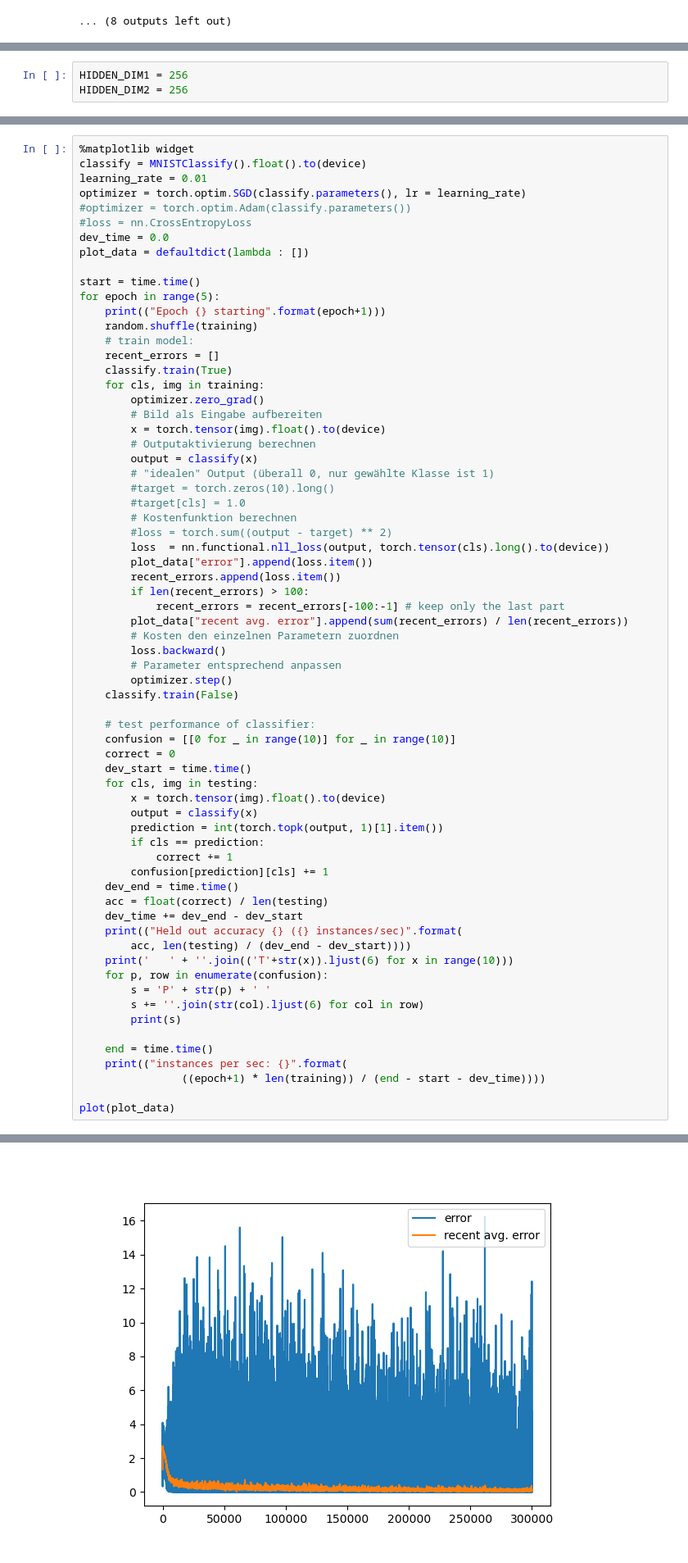
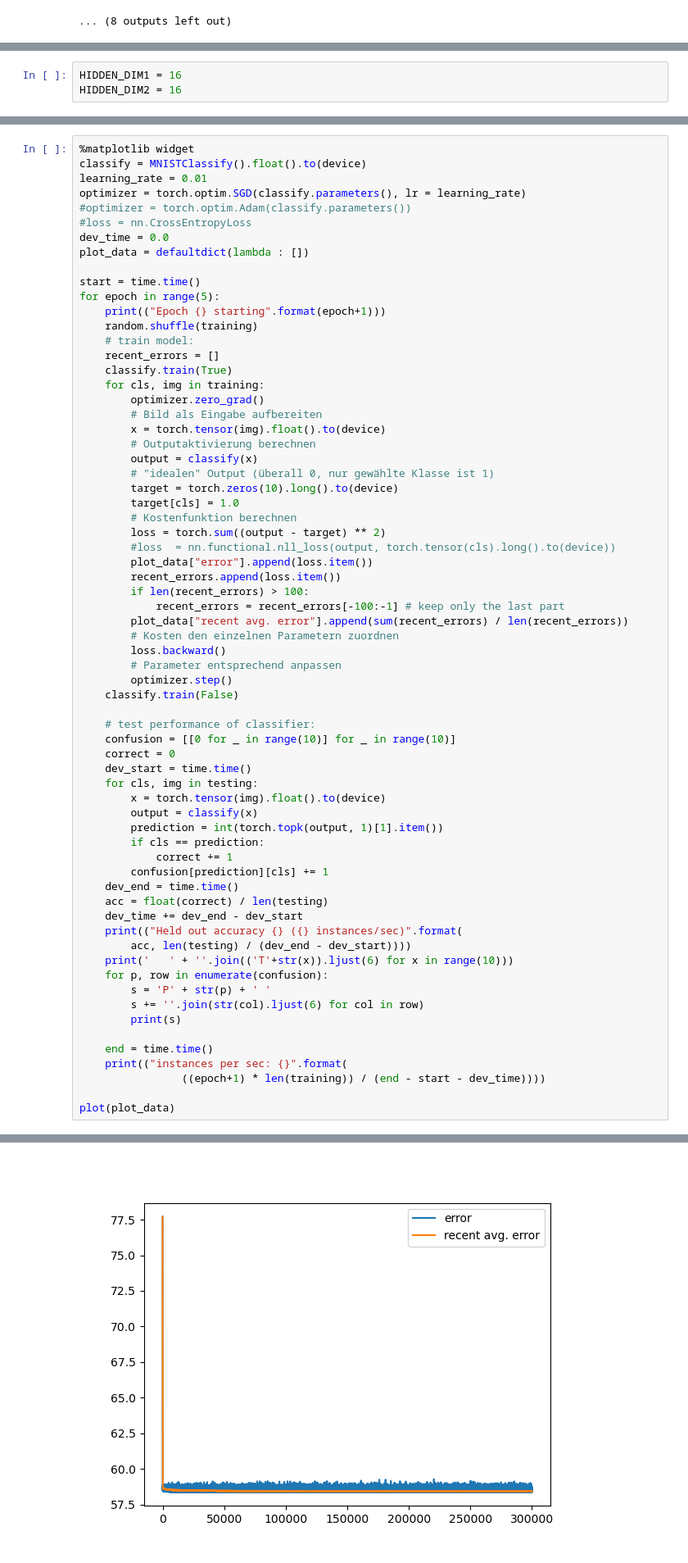
Before and after one commit to timobaumann/fobi-neuronale-netze, a Jupyter notebook: MNISTbasic.ipynb, the cells around one changed output, grey strips where cells are left out. Shown: that part at 82% size. Drawn from its saved outputs; the diff is of its cells as text.

```diff
--- a/MNISTbasic.ipynb
+++ b/MNISTbasic.ipynb
@@ -86,8 +86,8 @@ In MNIST we have grayscale images of digits, 28x28 pixels in size (as shown abov
 We will define a network with two inner (hidden) layers, each with 16 neurons, and an output layer with 10 neurons, one per digit.
 Let's go!
 # %%
-HIDDEN_DIM1 = 256
-HIDDEN_DIM2 = 256
+HIDDEN_DIM1 = 16
+HIDDEN_DIM2 = 16
 # %%
 class MNISTClassify(nn.Module):
     def __init__(self):
@@ -154,11 +154,11 @@ for epoch in range(5):
         # Outputaktivierung berechnen
         output = classify(x)
         # "idealen" Output (überall 0, nur gewählte Klasse ist 1)
-        #target = torch.zeros(10).long()
-        #target[cls] = 1.0
+        target = torch.zeros(10).long().to(device)
+        target[cls] = 1.0
         # Kostenfunktion berechnen
-        #loss = torch.sum((output - target) ** 2)
-        loss  = nn.functional.nll_loss(output, torch.tensor(cls).long().to(device))
+        loss = torch.sum((output - target) ** 2)
+        #loss  = nn.functional.nll_loss(output, torch.tensor(cls).long().to(device))
         plot_data["error"].append(loss.item())
         recent_errors.append(loss.item())
         if len(recent_errors) > 100:
@@ -218,4 +218,4 @@ instances per sec: 1706.4450195300967
-[figure, old version]
+[figure, new version]
 # %%
 # This cell provides an alternative to the above implementation. It should do precisely the same but defers the actual implementation to
 # sub-modules (nn.Linear).
```
Also changed, not shown: parts of 1 cell of this notebook, 2 other files.
